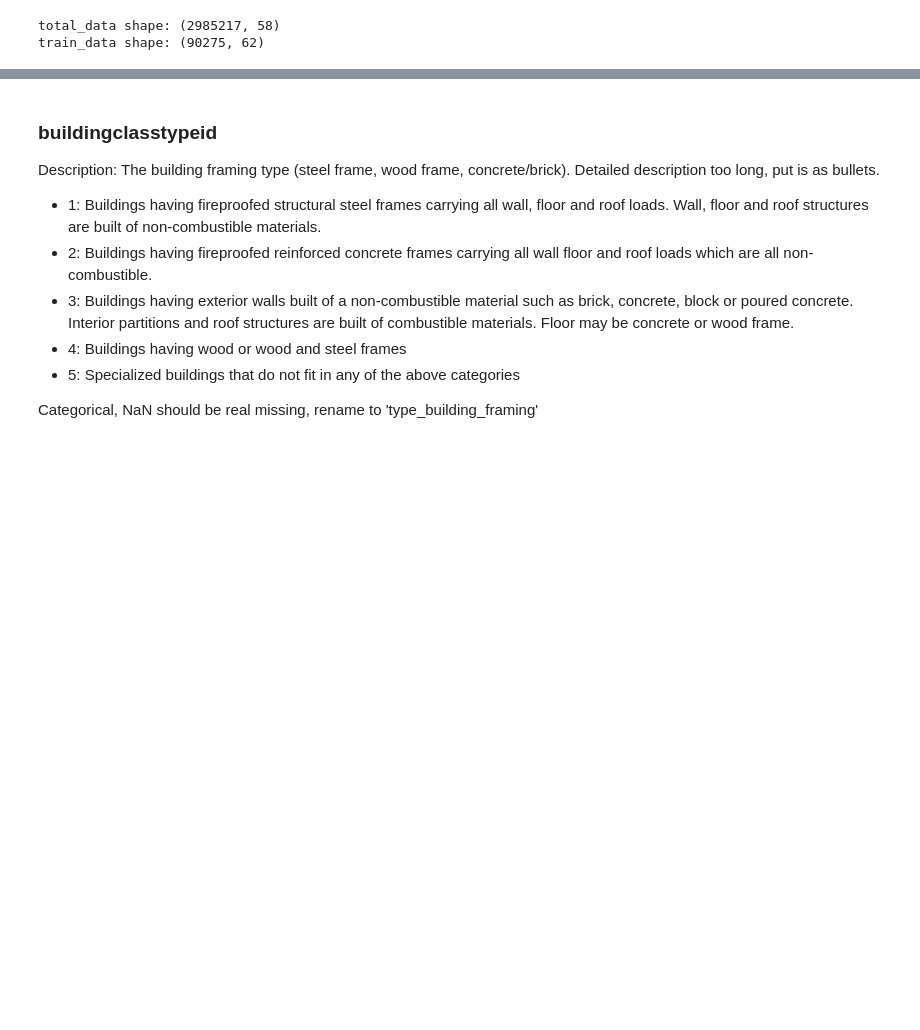
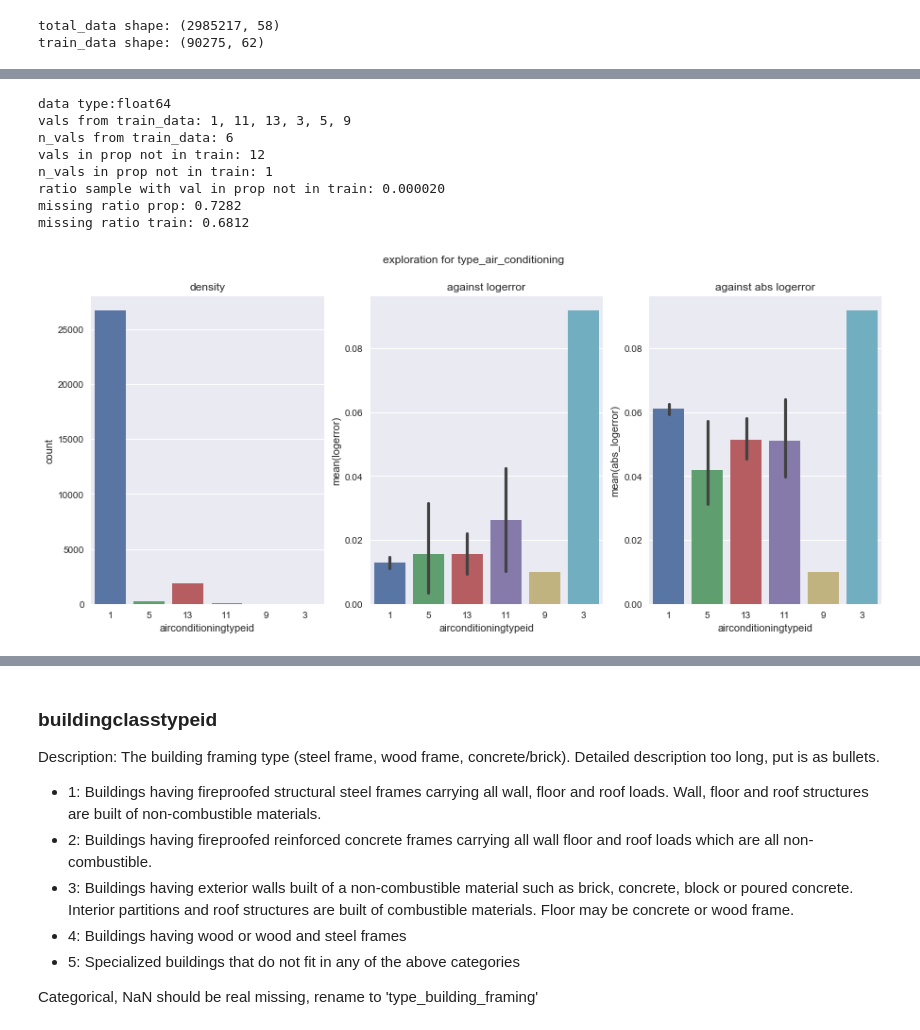
Before and after one commit to mqkh515/udacityMLND, a Jupyter notebook: projects/capstone/capstone.ipynb, the cells around one changed output, grey strips where cells are left out. Drawn from its saved outputs; the diff is of its cells as text; code cells hidden in the pictures; blank space fills up the shorter version.

```diff
--- a/projects/capstone/capstone.ipynb
+++ b/projects/capstone/capstone.ipynb
@@ -258,6 +46,0 @@ missing ratio train: 0.0000
-# %%
-# very high quality feature. Let's further examine its relationship to errors.
-visual_analysis_num('bathroomcnt')
-KEEP_FEATURE.add('bathroomcnt')
-# NOTE training without missing, need to fill missing for prop data. For cnt feature, let's fill with mode
-prop_data['bathroomcnt'].fillna(prop_data['bathroomcnt'].mode().values[0], inplace=True)
@@ -292,6 +46,0 @@ missing ratio train: 0.0000
-# %%
-# low missing rate, do visual analysis.
-visual_analysis_num('bedroomcnt')
-KEEP_FEATURE.add('bedroomcnt')
-# NOTE training without missing, need to fill missing for prop data. For cnt feature, let's fill with mode
-prop_data['bedroomcnt'].fillna(prop_data['bedroomcnt'].mode().values[0], inplace=True)
@@ -299,0 +195,17 @@ prop_data['bedroomcnt'].fillna(prop_data['bedroomcnt'].mode().values[0], inplace
+# %%
+print('data type:' + str(prop_data['airconditioningtypeid'].dtype))
+cat_num_to_str('airconditioningtypeid')
+cat_feature_analysis('airconditioningtypeid')
+prop_missing, train_missing = missing_ratio('airconditioningtypeid')
+if (prop_missing + train_missing) < 1.5:
+    visual_analysis_cat('airconditioningtypeid', 'type_air_conditioning')
+# %% [output]
+data type:float64
+vals from train_data: 1, 11, 13, 3, 5, 9
+n_vals from train_data: 6
+vals in prop not in train: 12
+n_vals in prop not in train: 1
+ratio sample with val in prop not in train: 0.000020
+missing ratio prop: 0.7282
+missing ratio train: 0.6812
+[figure, added]
```
Also changed, not shown: parts of 214 cells of this notebook, 3 other files.
